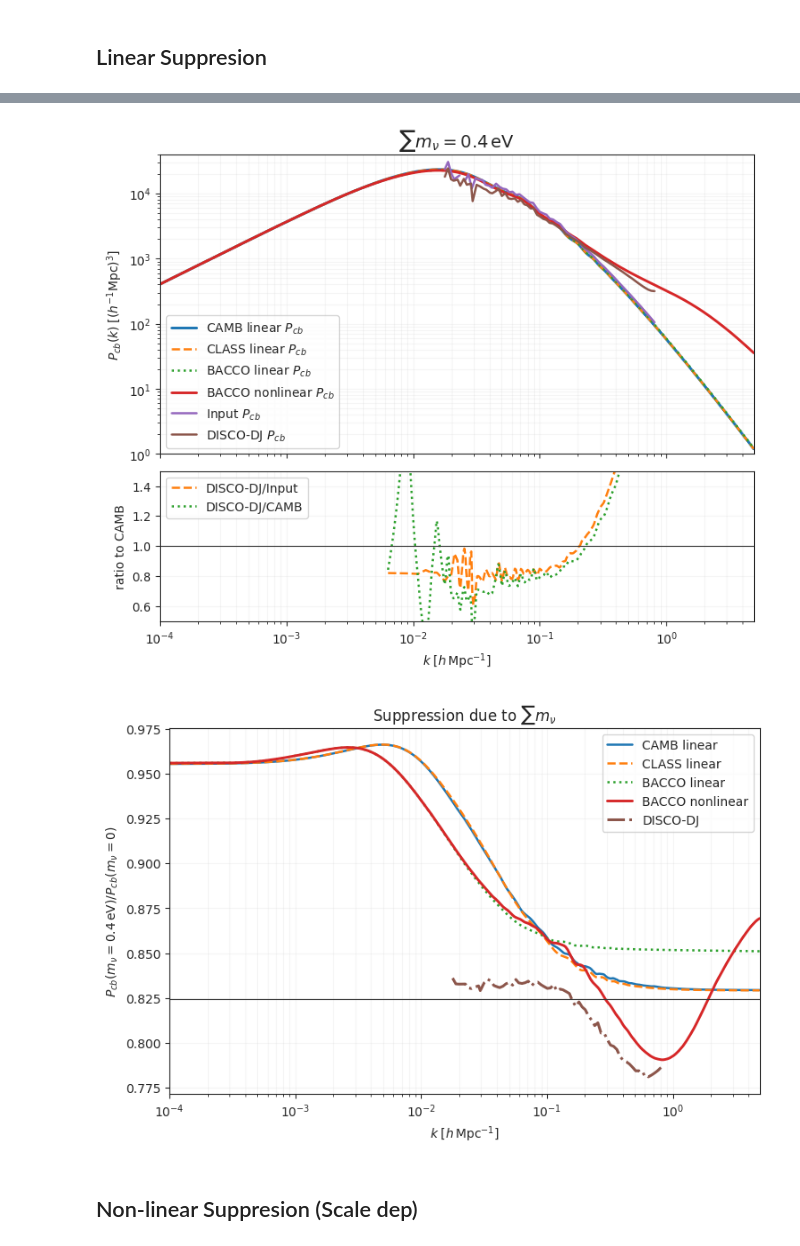
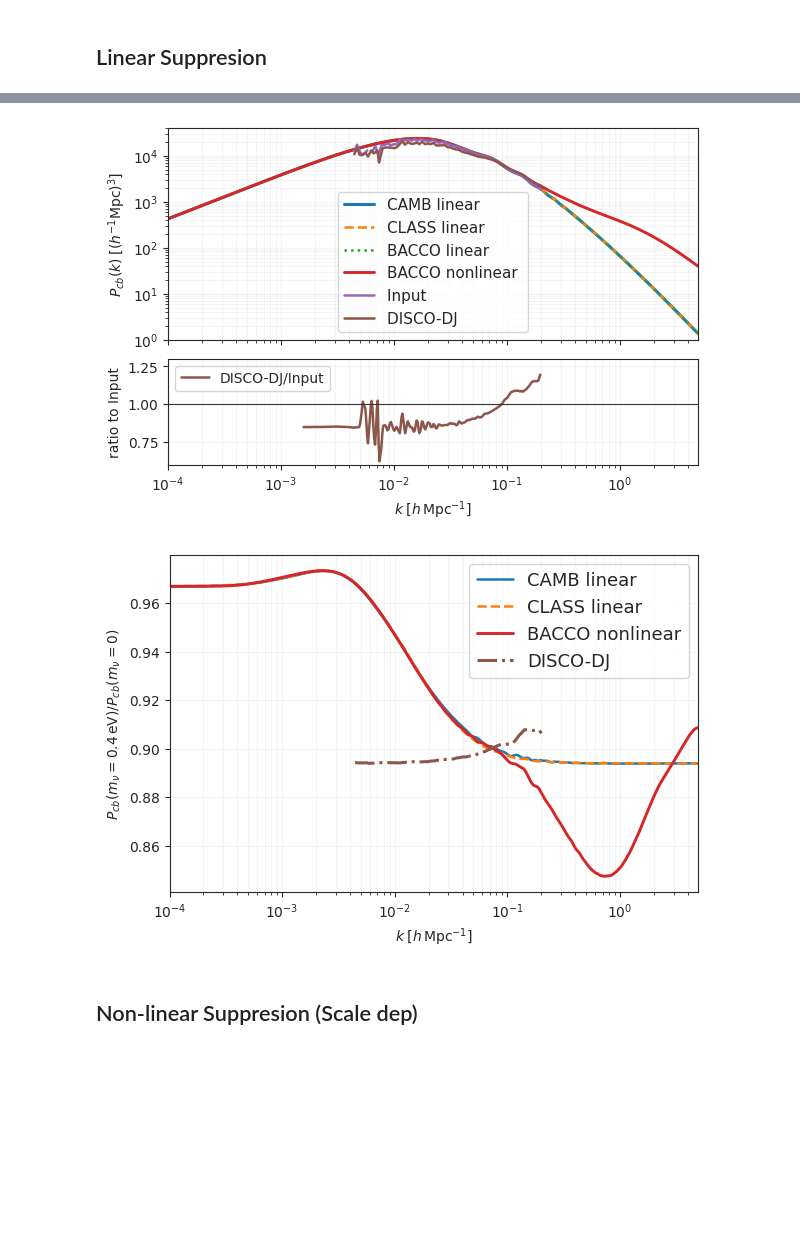
Before and after one commit to Xantyos13/DISCO-DJ, a Jupyter notebook: Neutrinos/Power_comparaison.ipynb, the cells around one changed output, grey strips where cells are left out. Cells and saved outputs as stored; diff of their text form; code cells hidden in the pictures; blank space fills up the shorter version.

```diff
--- a/Neutrinos/Power_comparaison.ipynb
+++ b/Neutrinos/Power_comparaison.ipynb
@@ -308,8 +287,10 @@ for sum_masses in masses :
     pars.set_cosmology(
         H0=cosmo["H0"],
         ombh2=cosmo["ombh2"],
-        omch2=cosmo["omch2"],
+        omch2= cosmo["omch2"] , # 0.262809319*h**2,
         mnu=sum_masses,
+        num_massive_neutrinos=3,
+        neutrino_hierarchy='degenerate',
         omk=0.0,
         tau=cosmo["tau"],
     )
@@ -524,7 +521,7 @@ if precision == "double":
     config.update("jax_enable_x64", True)
 
 # Define the boxsize and resolution
-boxsize = 1000  # in Mpc/h
+boxsize = 4000  # in Mpc/h
 res = 256  # the particles live on a Lagrangrian grid of resolution (res)^dim
 
 results_disco = []
@@ -535,7 +532,7 @@ cosmo = dict(Omega_c=omega_cdm,  # cold dark matter content
              Omega_b=omega_b,  # baryonic content (note: Disco-DJ so far only performs N-body simulations, no hydro; this is only used for the linear power spectrum!)
              h=h,  # dimensionless Hubble constant
              n_s=n_s,  # scalar spectral index
-             sigma8=0.8,  # amplitude of matter density fluctuations at a scale of 8 Mpc/h
+             sigma8=0.8159,  # amplitude of matter density fluctuations at a scale of 8 Mpc/h
              mnu = 0.0) #Neutrino mass (eV)
 
 dj = DiscoDJ(dim=dim, res=res, name=name, device=device, precision=precision, boxsize=boxsize, cosmo=cosmo)
@@ -596,8 +593,8 @@ for sum_masses in masses:
                 Omega_b=omega_b,  # baryonic content (note: Disco-DJ so far only performs N-body simulations, no hydro; this is only used for the linear power spectrum!)
                 h=h,  # dimensionless Hubble constant
                 n_s=n_s,  # scalar spectral index
-                sigma8=0.8,  # amplitude of matter density fluctuations at a scale of 8 Mpc/h
-                mnu = sum_masses) #Neutrino mass (eV)
+                sigma8=0.8159,  # amplitude of matter density fluctuations at a scale of 8 Mpc/h
+                mnu = sum_masses/3) #Neutrino mass (eV)
 
     dj_nu = DiscoDJ(dim=dim, res=res, name=name, device=device, precision=precision, boxsize=boxsize, cosmo=cosmo_nu)
     print(dj_nu)
@@ -755,49 +752,50 @@ discodj_data = list(np.load("discodj_results.npy", allow_pickle=True))
 fig, (ax, axr) = plt.subplots(
     2,
     1,
-    figsize=(7.4, 6.2),
+    figsize=(6, 4),
     sharex=True,
     constrained_layout=True,
     gridspec_kw={"height_ratios": [2, 1]},
 )
 
 entries = [d for d in discodj_data if np.isclose(d["a"], 1)]
 entry0 = next(d for d in entries if np.isclose(d["mass"], 0.0))
 entrym = next(d for d in entries if not np.isclose(d["mass"], 0.0))
 Pk = np.exp(interp1d(np.log(entry0["k"]), np.log(entry0["Pcb"]), kind="linear", bounds_error=False, fill_value=np.nan)(np.log(k_h)))
 Pk_nu =  np.exp(interp1d(np.log(entrym["k"]), np.log(entrym["Pcb"]), kind="linear", bounds_error=False, fill_value=np.nan)(np.log(k_h)))
 
 Pk_in = np.exp(interp1d(np.log(k_pre_nu), np.log(Pk_pre_nu), kind="linear", bounds_error=False, fill_value=np.nan)(np.log(k_h)))
 
 
-ax.loglog(k_h, P_camb_cb_grid_nu, color="C0", lw=2.2, label=r"CAMB linear $P_{cb}$")
-ax.loglog(k_h, Pkbc_CLASS_nu, color="C1", lw=1.8, ls="--", label=r"CLASS linear $P_{cb}$")
-ax.loglog(k_h, pk_lin, color="C2", lw=1.8, ls=":", label=r"BACCO linear $P_{cb}$")
-ax.loglog(k_h, pk_nl, color="C3", lw=2.1, label=r"BACCO nonlinear $P_{cb}$")
-ax.loglog(k_pre_nu, Pk_pre_nu, color="C4", lw=1.8, label=r"Input $P_{cb}$")
-ax.loglog(entrym["k"], entrym["Pcb"], color="C5", lw=1.8, label=r"DISCO-DJ $P_{cb}$")
+ax.loglog(k_h, P_camb_cb_grid_nu, color="C0", lw=2.2, label=r"CAMB linear")
+ax.loglog(k_h, Pkbc_CLASS_nu, color="C1", lw=1.8, ls="--", label=r"CLASS linear ")
+ax.loglog(k_h, pk_lin, color="C2", lw=1.8, ls=":", label=r"BACCO linear ")
+ax.loglog(k_h, pk_nl, color="C3", lw=2.1, label=r"BACCO nonlinear ")
+ax.loglog(k_pre_nu, Pk_pre_nu, color="C4", lw=1.8, label=r"Input ")
+ax.loglog(entrym["k"], entrym["Pcb"], color="C5", lw=1.8, label=r"DISCO-DJ ")
 #ax.loglog(k_h, Pcb_EB, color="C4", lw=2.1, label=r"DISCOEB linear $P_{cb}$")
 
 ax.set_ylabel(r"$P_{cb}(k)\;[(h^{-1}{\rm Mpc})^3]$")
 ax.set_ylim(1e0, 4e4)
-ax.legend()
+ax.legend(prop={'size': 11})
 ax.grid(True, which="both", alpha=0.18)
-ax.set_title(rf"$\sum m_\nu = {mnu}\,\mathrm{{eV}}$",fontsize=14)
+#ax.set_title(rf"$\sum m_\nu = {mnu}\,\mathrm{{eV}}$",fontsize=14)
 
-axr.semilogx(k_h, Pk_nu / Pk_in, color="C1", lw=1.8, ls="--", label="DISCO-DJ/Input")
-axr.semilogx(k_h, Pk_nu / P_camb_cb_grid, color="C2", lw=1.8, ls=":", label="DISCO-DJ/CAMB")
+axr.semilogx(k_h, Pk_nu / Pk_in, color="C5", lw=1.8, label="DISCO-DJ/Input")
+#axr.semilogx(k_h, Pk_nu / P_camb_cb_grid, color="C2", lw=1.8, ls=":", label="DISCO-DJ/CAMB")
 
 axr.axhline(1.0, color="0.2", lw=0.8)
 
 axr.set_xlabel(r"$k\;[h\,{\rm Mpc}^{-1}]$")
-axr.set_ylabel("ratio to CAMB")
+axr.set_ylabel("ratio to Input")
 axr.set_xlim(k_h.min(), k_h.max())
 
-axr.set_ylim(0.5,1.5)
-axr.legend()
+axr.set_ylim(0.6,1.3)
+axr.legend(loc=2,prop={'size': 10})
 axr.grid(True, which="both", alpha=0.18)
+plt.savefig('spectra_lin.pgf')
 # %% [output]
-[figure, old version]
+[figure, new version]
 # %%
 discodj_data = np.load("discodj_results.npy", allow_pickle=True)
 discodj_data = [d for d in discodj_data if np.isclose(d["a"], a_end)]
@@ -809,7 +807,7 @@ Pk = entry0["Pcb"]
 Pk_nu = entrym["Pcb"]
 
 fig, ax = plt.subplots(
-    figsize=(7.4, 5.0),
+    figsize=(6, 4),
     constrained_layout=True,
 )
 
@@ -822,12 +820,31 @@ ratio_bacco_nl = pk_nl            / pk_nl_ref
 
 ax.semilogx(k_h,ratio_camb,color="C0",lw=1.8,label="CAMB linear",)
 ax.semilogx(k_h,ratio_class,color="C1",lw=1.8,ls="--",label="CLASS linear",)
-ax.semilogx(k_h,ratio_bacco,color="C2",lw=1.8,ls=":",label="BACCO linear",)
+#ax.semilogx(k_h,ratio_bacco,color="C2",lw=1.8,ls=":",label="BACCO linear",)
 ax.semilogx(k_h,ratio_bacco_nl,color="C3",lw=2.1,label="BACCO nonlinear",)
 ax.semilogx(k,Pk_nu/Pk,color="C5", linestyle='-.',lw=2.2,label="DISCO-DJ",)
 # ax.semilogx(k_h, ratio_disco, color="C4", lw=2.1, label="DISCOEB")
 
-ax.axhline(supp_Pcb, color="0.2", lw=0.8)
+#ax.axhline(supp_Pcb, color="0.2", lw=0.8)
+#ax.axhline(supp_P,   color="0.3", lw=0.8)
+#
+#ax.annotate(
+#    r"$1-6f_\nu$ ($P_{cb}$)",
+#    xy=(0.2, supp_Pcb),
+#    xycoords=("axes fraction", "data"),
+#    ha="right",
+#    va="bottom",
+#    color="0.2",
+#)
+#
+#ax.annotate(
+#    r"$1-8f_\nu$ ($P_m$)",
+#    xy=(0.2, supp_P),
+#    xycoords=("axes fraction", "data"),
+#    ha="right",
+#    va="bottom",
+#    color="0.3",
+#)
 
 ax.set_xscale("log")
 ax.set_xlim(k_h.min(), k_h.max())
@@ -837,16 +854,15 @@ ax.set_ylabel(
     r"$P_{cb}(m_\nu=0.4\,{\rm eV}) / P_{cb}(m_\nu=0)$"
 )
 
-ax.set_title(
-    r"Suppression due to $\sum m_\nu $"
-)
+#ax.set_title(r"Suppression due to $\sum m_\nu $")
 
-ax.legend()
+ax.legend(prop={'size': 13})
 ax.grid(True, which="both", alpha=0.18)
 
 plt.show()
+plt.savefig('supp_lin.pgf')
 # %% [output]
-[figure, old version]
+[figure, new version]
 # %% [markdown]
 ## Non-linear Suppresion (Scale dep)
 # %%
```
Also changed, not shown: parts of 15 cells of this notebook, 54 other files.
